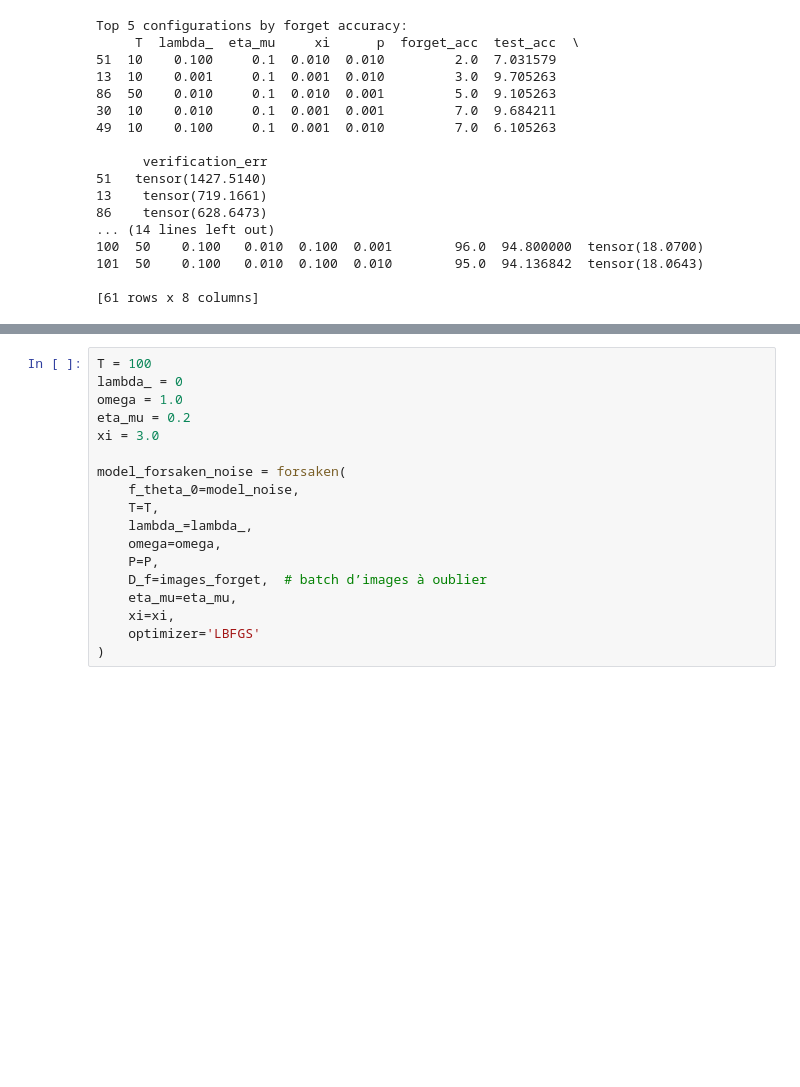
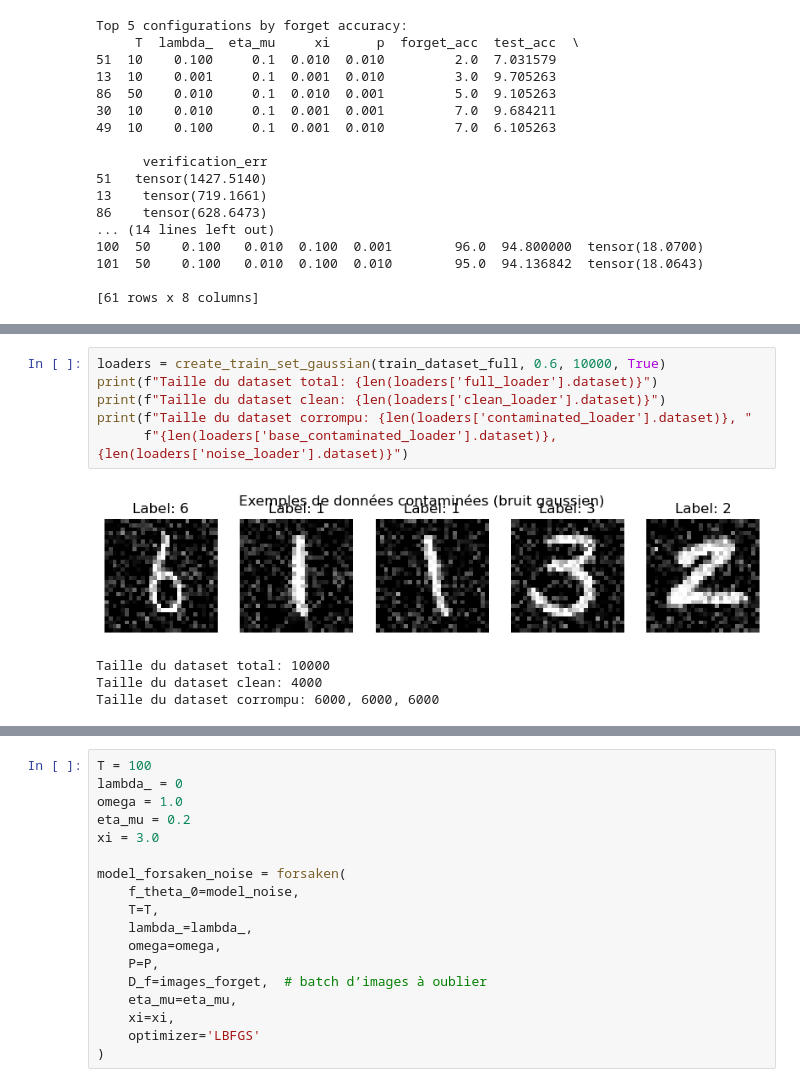
Before and after one commit to DepInfoAliciaSHAO/forsaken, a Jupyter notebook: forsaken.ipynb, the cells around one changed output, grey strips where cells are left out. Saved outputs shown, nothing was run; the diff lists cells and outputs as text; blank space fills up the shorter version.

```diff
--- a/forsaken.ipynb
+++ b/forsaken.ipynb
@@ -646,2 +705,13 @@ plt.show()
+# %%
+loaders = create_train_set_gaussian(train_dataset_full, 0.6, 10000, True)
+print(f"Taille du dataset total: {len(loaders['full_loader'].dataset)}")
+print(f"Taille du dataset clean: {len(loaders['clean_loader'].dataset)}")
+print(f"Taille du dataset corrompu: {len(loaders['contaminated_loader'].dataset)}, "
+      f"{len(loaders['base_contaminated_loader'].dataset)}, {len(loaders['noise_loader'].dataset)}")
+# %% [output]
+[figure, added]
+Taille du dataset total: 10000
+Taille du dataset clean: 4000
+Taille du dataset corrompu: 6000, 6000, 6000
 # %%
 model_noise = FullyConnectedNN()
```
Also changed, not shown: parts of 13 cells of this notebook.
